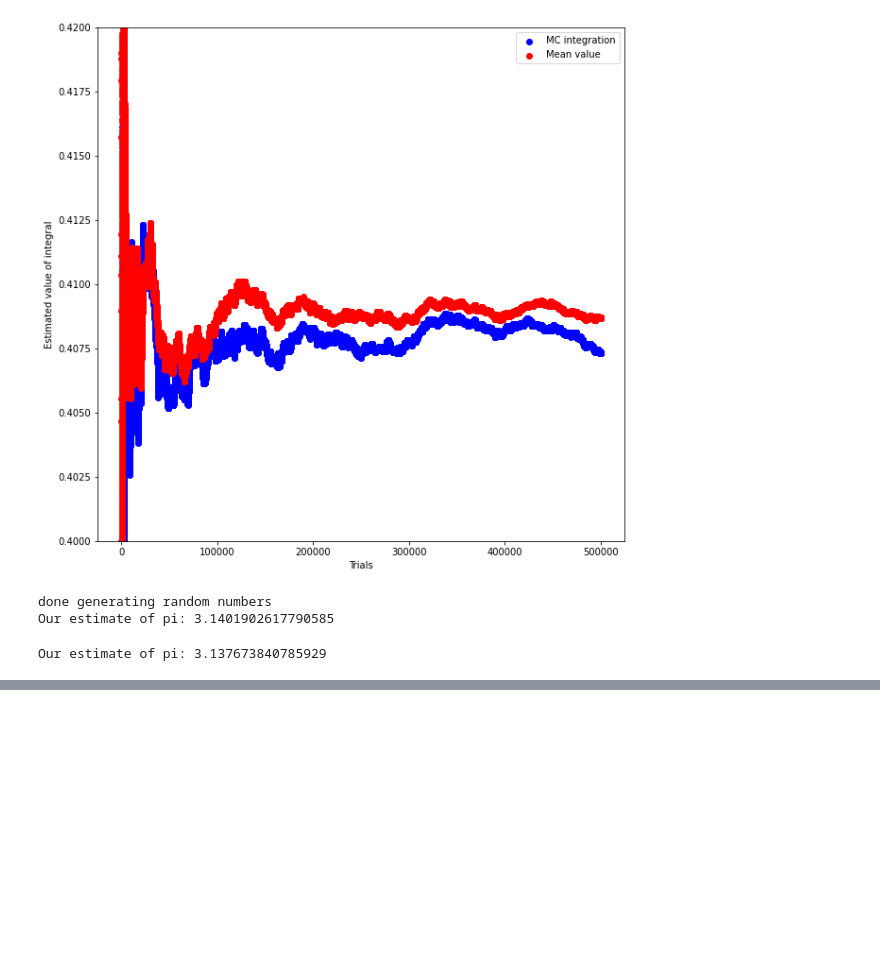
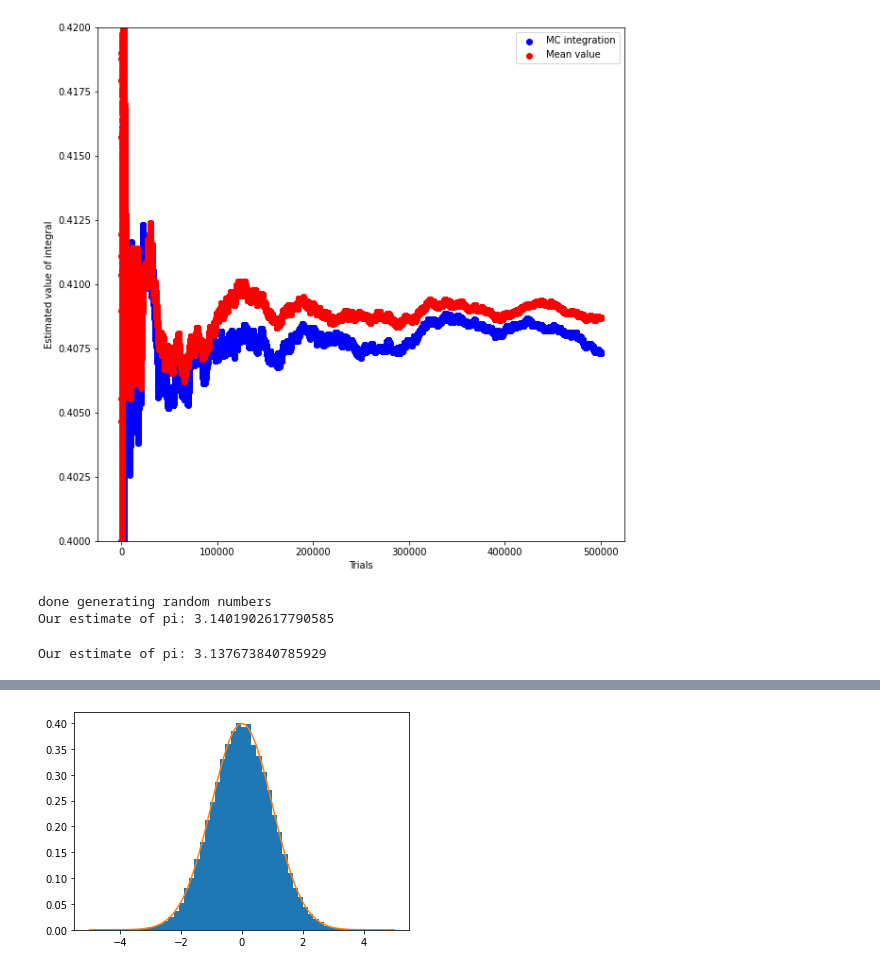
Before and after one commit to NIUCompPhys/Spring2021, a Jupyter notebook: temp2_pynb.ipynb, the cells around one changed output, grey strips where cells are left out. Saved outputs shown, nothing was run; the diff lists cells and outputs as text; code cells hidden in the pictures; blank space fills up the shorter version.

```diff
--- a/temp2_pynb.ipynb
+++ b/temp2_pynb.ipynb
@@ -581,0 +615,36 @@ Our estimate of pi: 3.137673840785929
+# %%
+import matplotlib.pyplot as plt
+from numpy import exp,power,frompyfunc,linspace,sqrt,pi
+
+# Implementation of accept/reject sampling for a continuous variable.
+# Pass the Python function, the range of potential x values as a tuple (xmin, xmax), and the maximum value for f(x) to assume
+def accept_reject(func, rng, maxval):
+    from random import uniform
+    while True:
+        xtest = uniform(*rng)
+        y = func(xtest)/maxval
+        if y > 1:
+            print(f"Problem: function ({y*maxval}) has exceeded maxval {maxval} for x {xtest}")
+        ytest = uniform(0,1)
+        if ytest < y:
+            return xtest
+
+
+xmax=5
+
+# truncated Gaussian, width 1, mean 0
+def trunc_gaus(x):
+  return 1./(sqrt(2*pi))*exp(-0.5*power(x,2)) if abs(x) < xmax else 0
+
+# some points:
+points = []
+N = 50000
+for x in range(N):
+  points.append(accept_reject(trunc_gaus, (-xmax,xmax), 0.5))
+
+# compare histogram of generated points to PDF
+plt.hist(points, bins=50,density=True)
+plt.plot(linspace(-xmax,xmax,1000), frompyfunc(trunc_gaus, 1, 1)(linspace(-xmax,xmax,1000)))
+plt.show()
+# %% [output]
+[figure, added]
```
Also changed, not shown: parts of 5 cells of this notebook.
